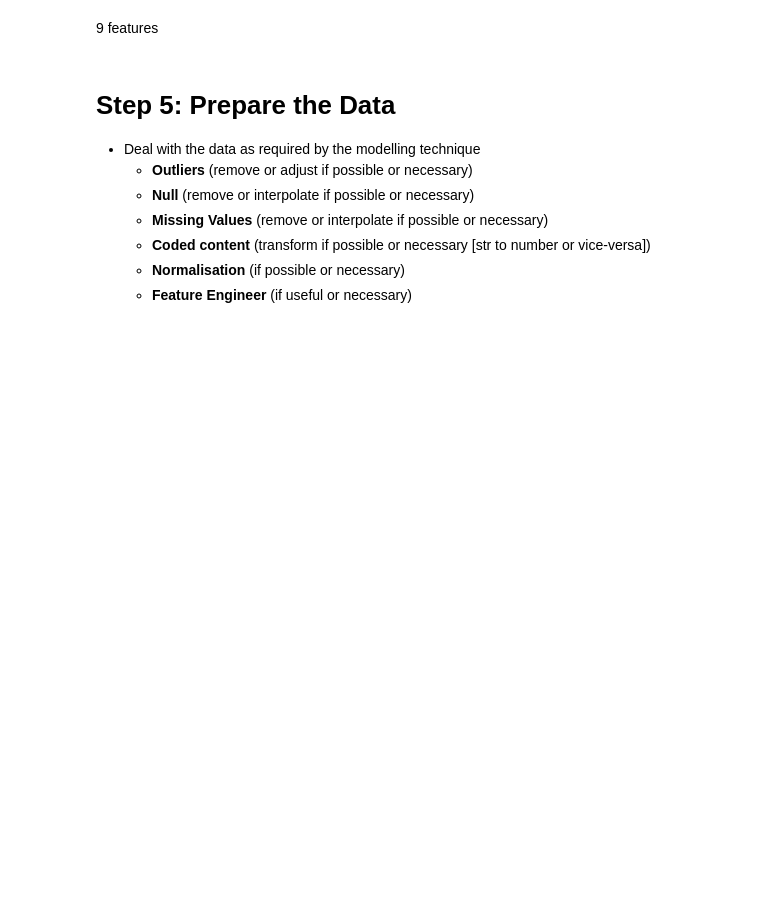
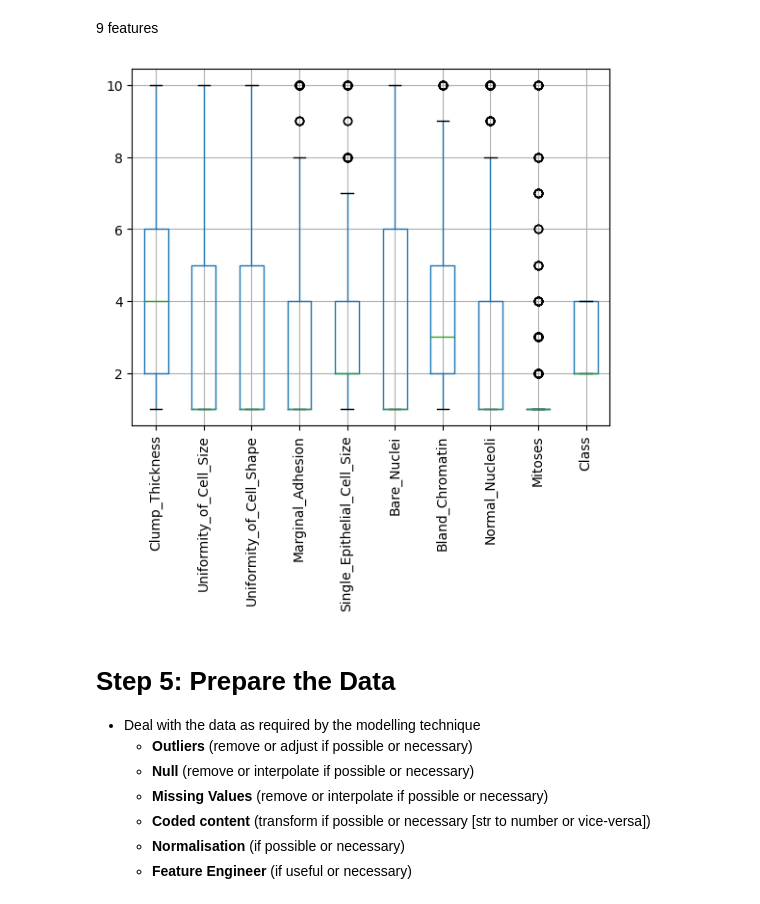
Before and after one commit to CDan07/IOD, a Jupyter notebook: Labs/Module 7/IOD_Lab-7_2_1 - Bagging.ipynb, the cells around one changed output. Cells and saved outputs as stored; diff of their text form; code cells hidden in the pictures; blank space fills up the shorter version.

```diff
--- a/Labs/Module 7/IOD_Lab-7_2_1 - Bagging.ipynb
+++ b/Labs/Module 7/IOD_Lab-7_2_1 - Bagging.ipynb
@@ -145,3 +145,7 @@ Data columns (total 10 columns):
  9   Class                        699 non-null    int64
 dtypes: int64(9), object(1)
 memory usage: 60.1+ KB
+# %%
+df['Bare_Nuclei'] = pd.to_numeric(df['Bare_Nuclei'], errors='coerce')
+df.dropna(subset=['Bare_Nuclei'], inplace=True)
+df.info()
@@ -148,5 +170,13 @@ memory usage: 60.1+ KB
 # %% [markdown]
 9 features
+# %%
+# Check for outliers
+
+df.boxplot()
+plt.xticks(rotation=90)
+plt.show()
+# %% [output]
+[figure, added]
 # %% [markdown]
 # Step 5: Prepare the Data
 - Deal with the data as required by the modelling technique
```
Also changed, not shown: parts of 4 cells of this notebook.
